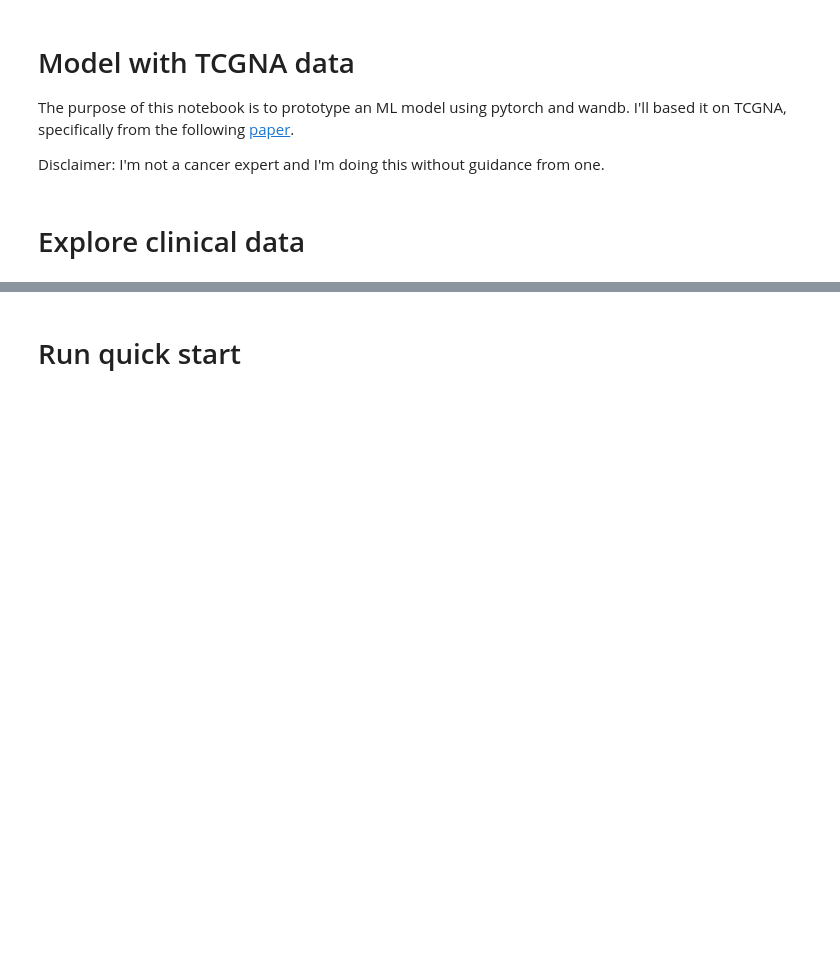
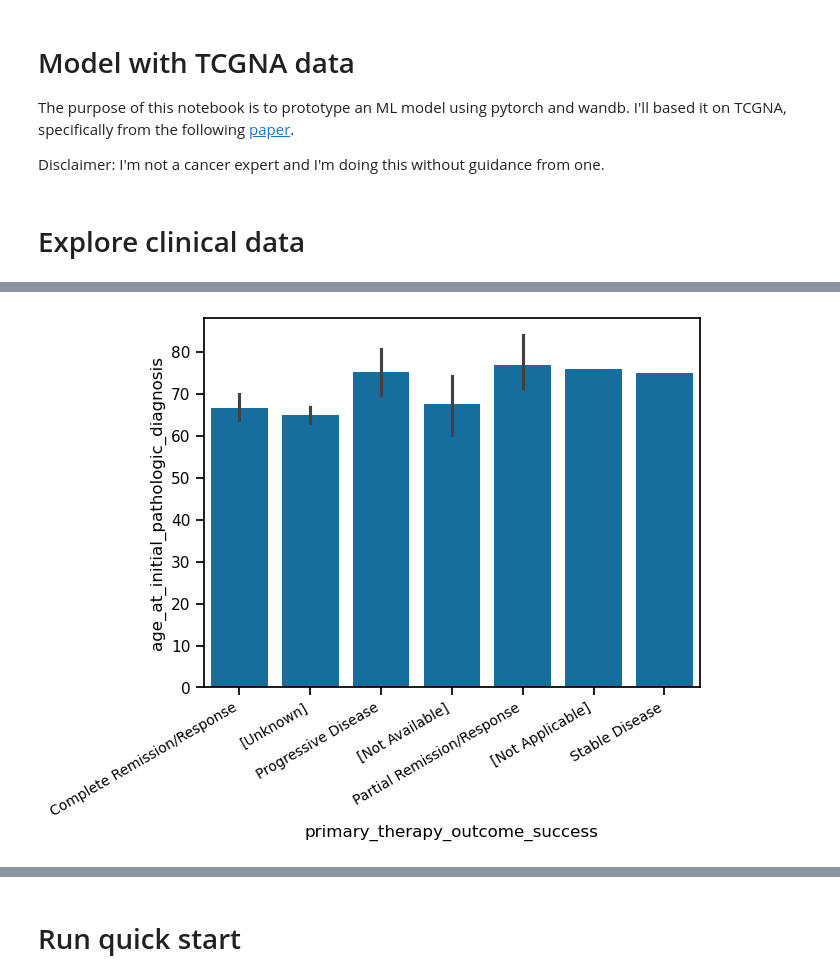
Before and after one commit to benslack19/wandb-explore, a Jupyter notebook: project/tcgna.ipynb, the cells around one changed output, grey strips where cells are left out. Saved outputs shown, nothing was run; the diff lists cells and outputs as text; code cells hidden in the pictures; blank space fills up the shorter version.

```diff
--- a/project/tcgna.ipynb
+++ b/project/tcgna.ipynb
@@ -12,14 +12,18 @@ import pandas as pd
 import seaborn as sns
 # %%
 %matplotlib inline
+pd.set_option("display.max_columns", None)
 rng = np.random.default_rng(12345)
-sns.set_context("talk")
+sns.set_context("notebook")
 sns.set_palette("colorblind")
 # %%
 DATA_DIR = "/Users/benlacar/Documents/career/data_science/repos/wandb-explore/data/"
 # %% [markdown]
 # Explore clinical data
 # %%
-df_clinical = pd.read_excel(Path(DATA_DIR, "Cherniack_s1_clinical_data.xlsx"))
+df_clinical = pd.read_excel(
+    Path(DATA_DIR, "Cherniack_s1_clinical_data.xlsx"), skiprows=1
+)
+print(df_clinical.shape)
 df_clinical.head()
 # %% [output]
@@ -26,0 +55,14 @@ ImportError: Missing optional dependency 'openpyxl'.  Use pip or conda to instal
+# %%
+ax = sns.barplot(
+    data=df_clinical,
+    x="primary_therapy_outcome_success",
+    y="age_at_initial_pathologic_diagnosis",
+)
+
+xticks = ax.get_xticks()
+ax.set_xticks(xticks)
+ax.set_xticklabels(
+    ax.get_xticklabels(), rotation=30, horizontalalignment="right", fontsize=10
+);
+# %% [output]
+[figure, added]
```
Also changed, not shown: parts of 14 cells of this notebook.
